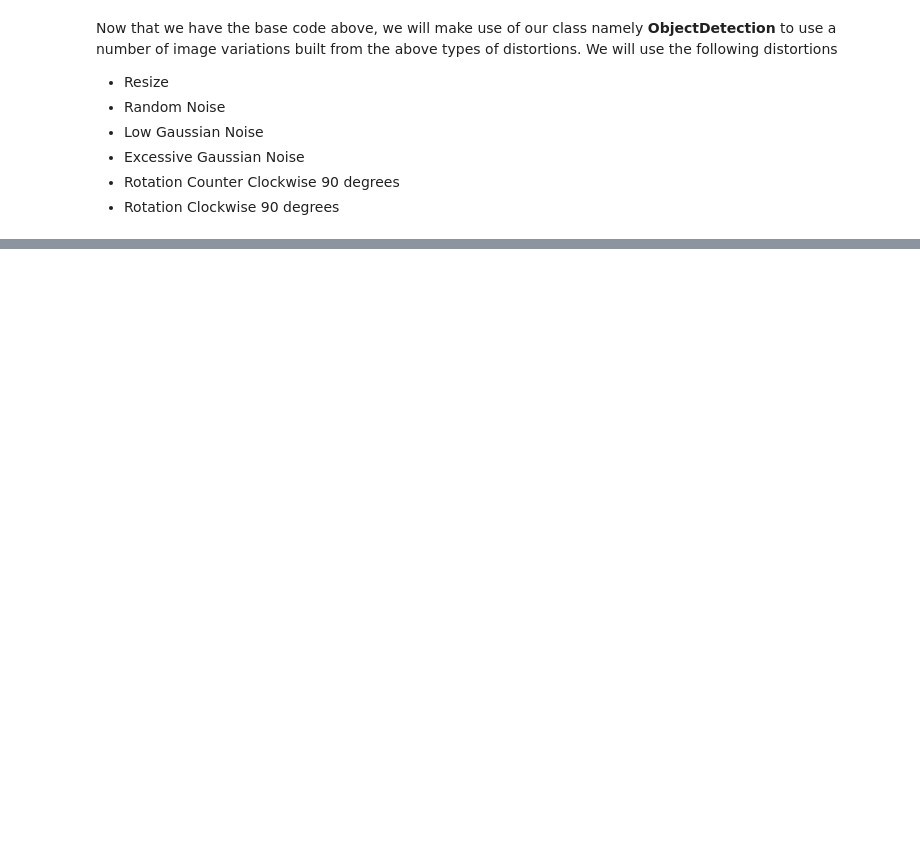
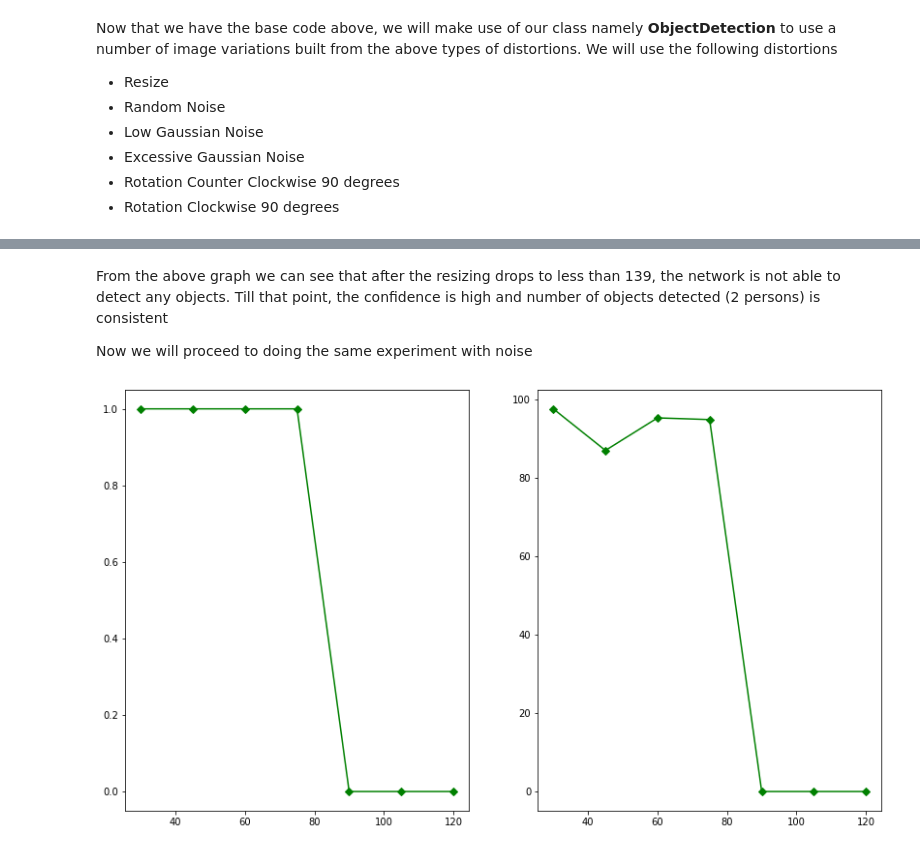
Before and after one commit to shaileshhemdev/hemdev-705.603Spring24, a Jupyter notebook: cvbasicsAssignment-main/ObjectDetection.ipynb, the cells around one changed output, grey strips where cells are left out. Saved outputs shown, nothing was run; the diff lists cells and outputs as text; code cells hidden in the pictures; blank space fills up the shorter version.

```diff
--- a/cvbasicsAssignment-main/ObjectDetection.ipynb
+++ b/cvbasicsAssignment-main/ObjectDetection.ipynb
@@ -307,0 +370,42 @@ plt.show()
+# %% [markdown]
+From the above graph we can see that after the resizing drops to less than 139, the network is not able to detect any objects. Till that point, the confidence is high and number of objects detected (2 persons) is consistent
+
+Now we will proceed to doing the same experiment with noise
+# %%
+# Initialize a list of count & confidence tuples
+rotation_list = []
+cnt_list = []
+mean_list = []
+
+# First let's test impact of resizing
+img = cv.imread('pictures/bermuda.jpg')
+deg = 15
+while deg < 120:
+    # Get the reduced dimension
+    deg = deg + 15
+
+    # Read the image again
+    img = cv.imread('pictures/bermuda.jpg')
+
+    # Resize the image based on the current reduction
+    rotated_img = ndimage.rotate(img, deg, reshape=False) # add code to rotate
+    img_name = 'pictures/bermuda_rotate_' + str(deg) + '.jpg'
+    cv.imwrite(img_name, rotated_img)
+
+    # Detect objects on these resized image
+    object_detections = objectdetection.detect(img_name)
+    resized_cnt = (len(object_detections))
+    resized_mean = 0 if resized_cnt ==0 else sum(n for _, n in object_detections) / resized_cnt
+
+    # Add to the list
+    rotation_list.append(deg)
+    cnt_list.append(resized_cnt)
+    mean_list.append(resized_mean)
+
+# Plot the values
+fig, (ax1, ax2) = plt.subplots(1, 2, figsize=(14, 8))
+ax1.plot(np.array(rotation_list), np.array(cnt_list), '-gD', label='Rotations & Objects Detected')
+ax2.plot(np.array(rotation_list), np.array(mean_list), '-gD', label='Rotations & Objects Detection Confidence')
+plt.show()
+# %% [output]
+[figure, added]
```
Also changed, not shown: parts of 17 cells of this notebook, 32 other files.
